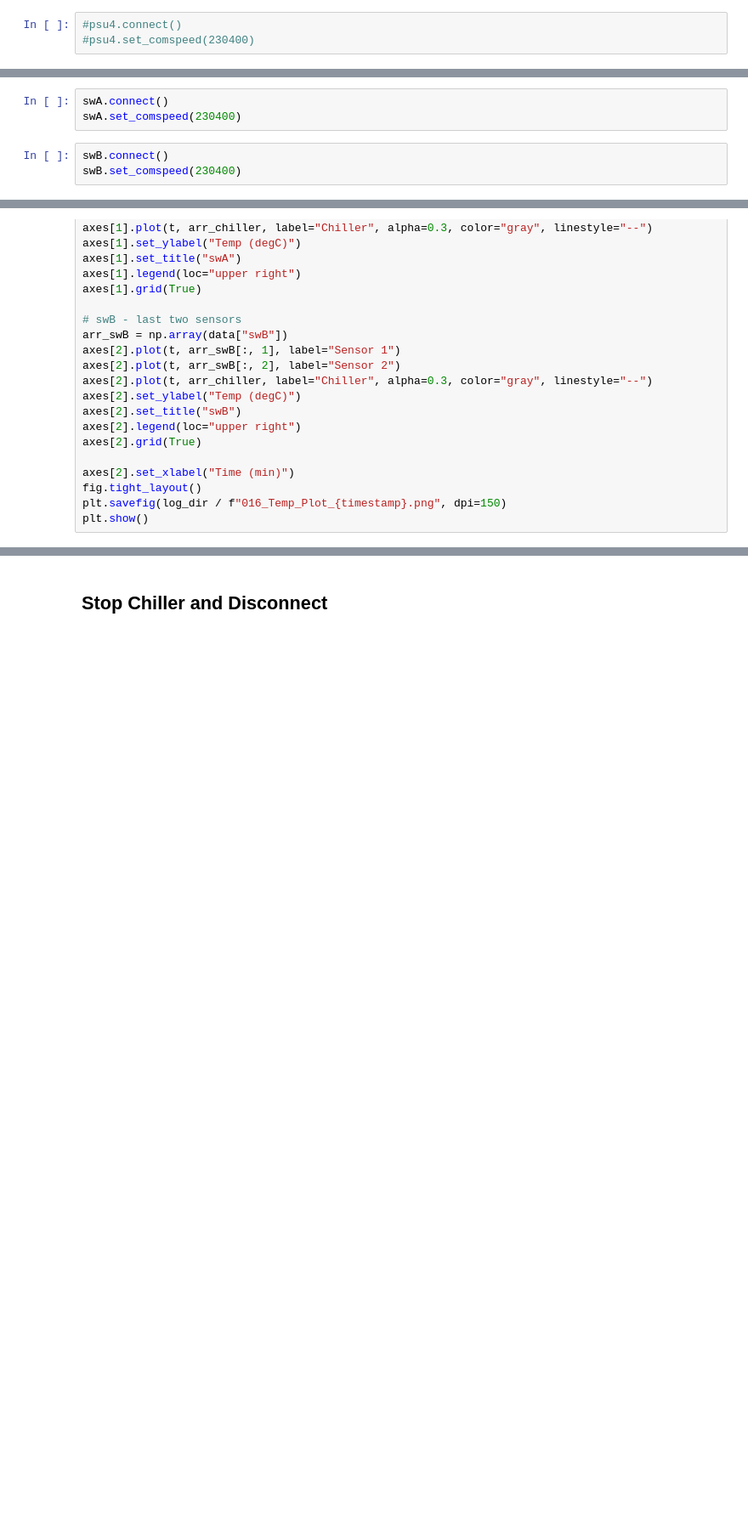
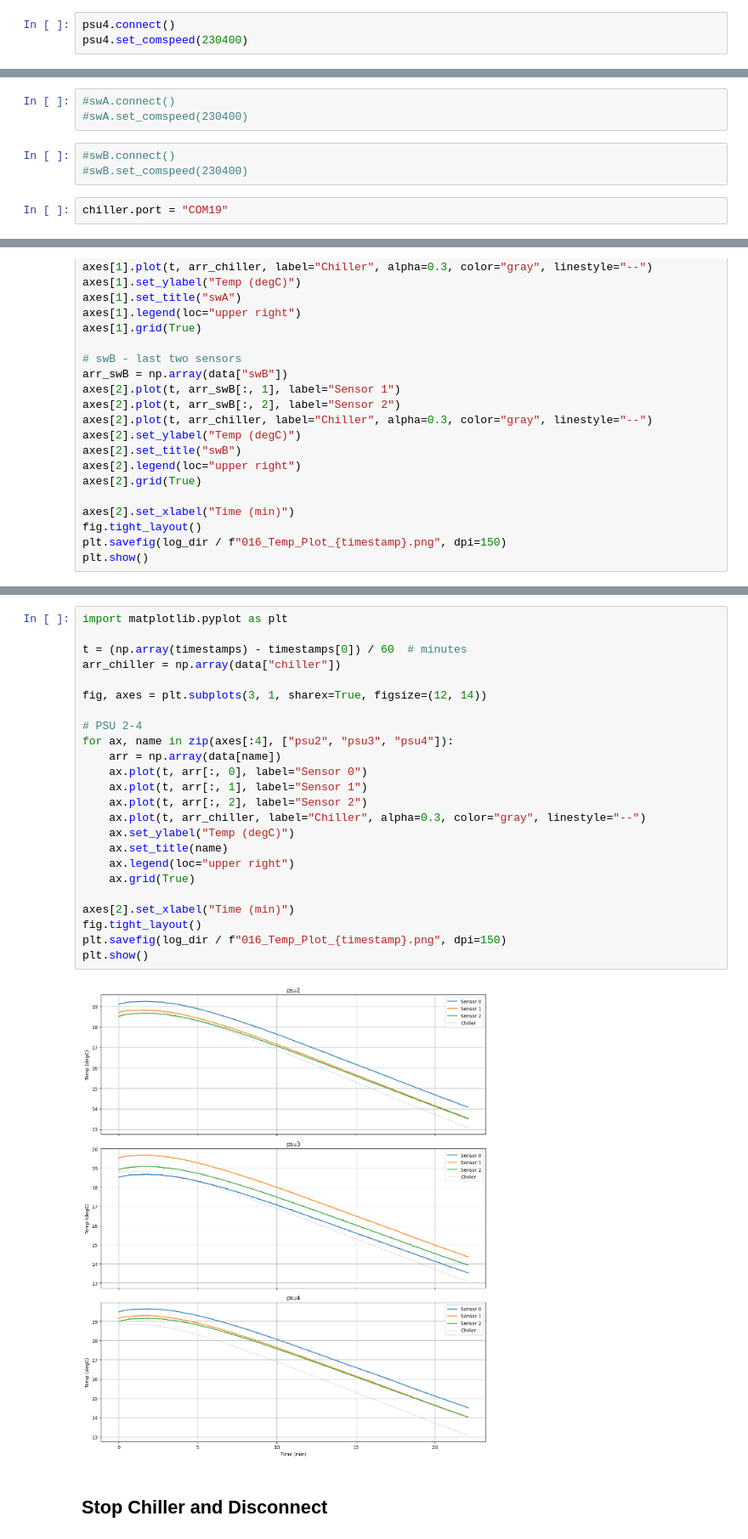
Before and after one commit to beambuilder/esibd_bs, a Jupyter notebook: debugging/notebooks/016_Temp_check_CGC_Chiller.ipynb, the cells around one changed output, grey strips where cells are left out. Shown at 85% size. Cells and saved outputs as stored; diff of their text form; blank space fills up the shorter version.

Commit message:
temp test with PSU2-4

```diff
--- a/debugging/notebooks/016_Temp_check_CGC_Chiller.ipynb
+++ b/debugging/notebooks/016_Temp_check_CGC_Chiller.ipynb
@@ -73,3 +86,3 @@ psu1.set_comspeed(230400)
 # %%
-#psu4.connect()
-#psu4.set_comspeed(230400)
+psu4.connect()
+psu4.set_comspeed(230400)
@@ -76,8 +93,10 @@ psu1.set_comspeed(230400)
 # %%
-swA.connect()
-swA.set_comspeed(230400)
+#swA.connect()
+#swA.set_comspeed(230400)
 # %%
-swB.connect()
-swB.set_comspeed(230400)
+#swB.connect()
+#swB.set_comspeed(230400)
+# %%
+chiller.port = "COM19"
 # %%
 chiller.connect()
@@ -323,3 +428,29 @@ plt.show()
+# %%
+import matplotlib.pyplot as plt
+
+t = (np.array(timestamps) - timestamps[0]) / 60  # minutes
+arr_chiller = np.array(data["chiller"])
+
+fig, axes = plt.subplots(3, 1, sharex=True, figsize=(12, 14))
+
+# PSU 2-4
+for ax, name in zip(axes[:4], ["psu2", "psu3", "psu4"]):
+    arr = np.array(data[name])
+    ax.plot(t, arr[:, 0], label="Sensor 0")
+    ax.plot(t, arr[:, 1], label="Sensor 1")
+    ax.plot(t, arr[:, 2], label="Sensor 2")
+    ax.plot(t, arr_chiller, label="Chiller", alpha=0.3, color="gray", linestyle="--")
+    ax.set_ylabel("Temp (degC)")
+    ax.set_title(name)
+    ax.legend(loc="upper right")
+    ax.grid(True)
+
+axes[2].set_xlabel("Time (min)")
+fig.tight_layout()
+plt.savefig(log_dir / f"016_Temp_Plot_{timestamp}.png", dpi=150)
+plt.show()
+# %% [output]
+[figure, added]
 # %% [markdown]
 ## Stop Chiller and Disconnect
 # %%
```
Also changed, not shown: parts of 23 cells of this notebook.
